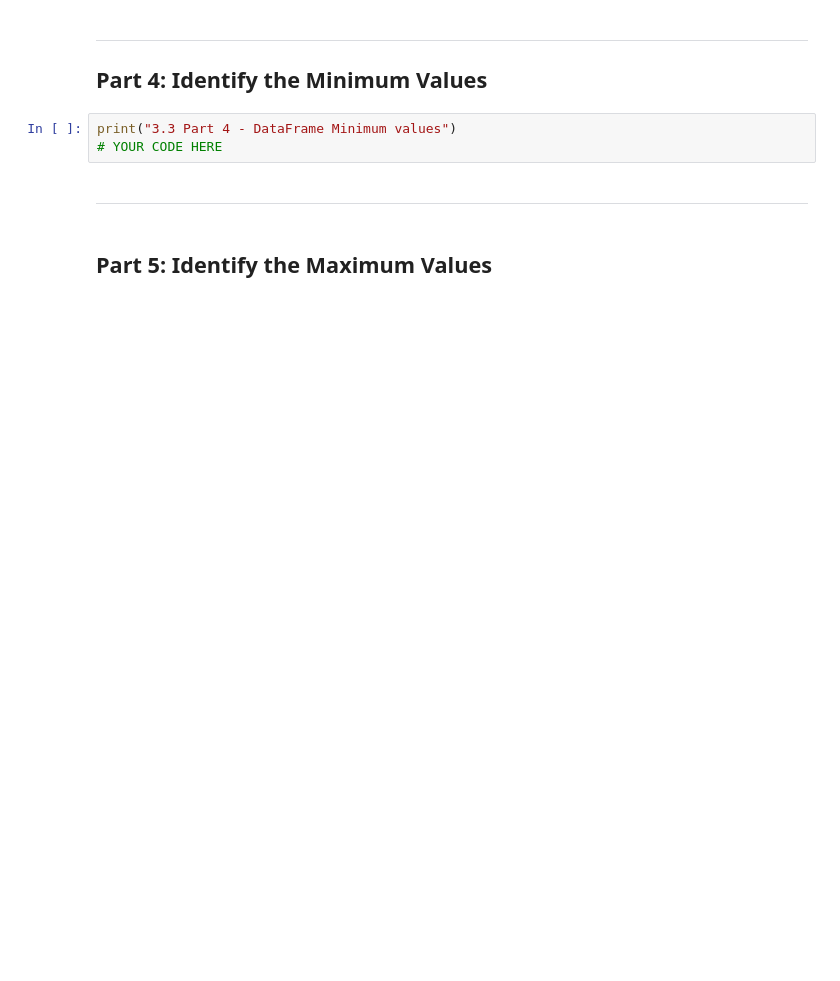
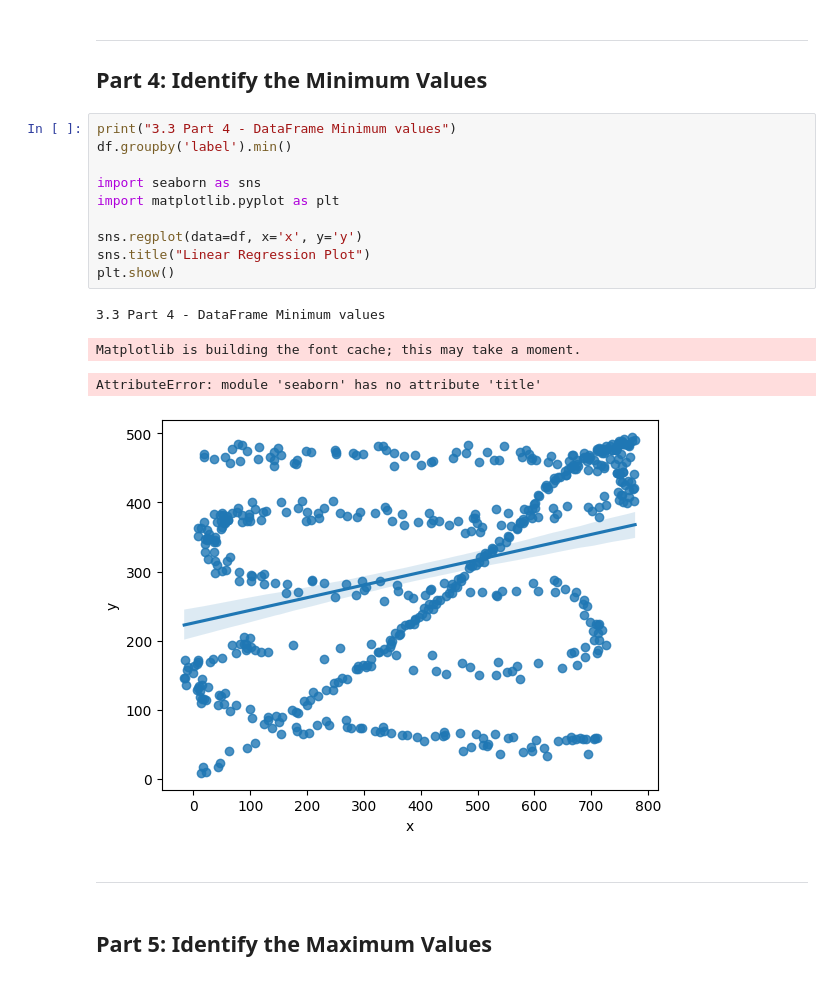
Before and after one commit to brownieboi3128/CIS_340, a Jupyter notebook: 3/3.3/Demo3.3_SummaryStatsPandas.ipynb, the cells around one changed output. Drawn from its saved outputs; the diff is of its cells as text; blank space fills up the shorter version.

```diff
--- a/3/3.3/Demo3.3_SummaryStatsPandas.ipynb
+++ b/3/3.3/Demo3.3_SummaryStatsPandas.ipynb
@@ -38,9 +63,21 @@ print("3.3 Part 3 - DataFrame dtypes")
 ---
 
 ## Part 4: Identify the Minimum Values
-# %%
-print("3.3 Part 4 - DataFrame Minimum values")
-# YOUR CODE HERE
+# %%
+print("3.3 Part 4 - DataFrame Minimum values")
+df.groupby('label').min()
+
+import seaborn as sns
+import matplotlib.pyplot as plt
+
+sns.regplot(data=df, x='x', y='y')
+sns.title("Linear Regression Plot")
+plt.show()
+# %% [output]
+3.3 Part 4 - DataFrame Minimum values
+Matplotlib is building the font cache; this may take a moment.
+AttributeError: module 'seaborn' has no attribute 'title'
+[figure, added]
 # %% [markdown]
 ---
 # %% [markdown]
```
Also changed, not shown: parts of 5 cells of this notebook.
